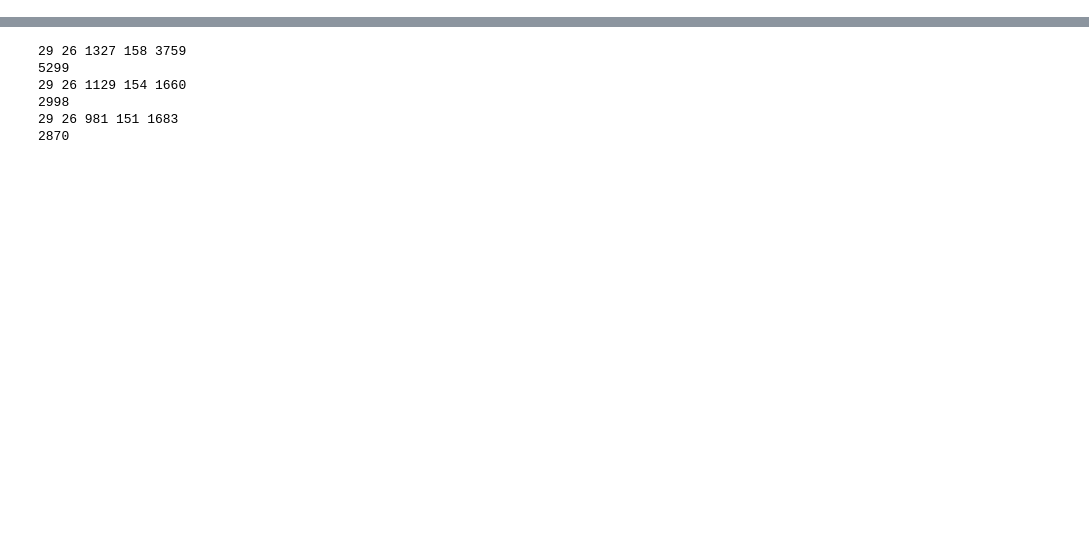
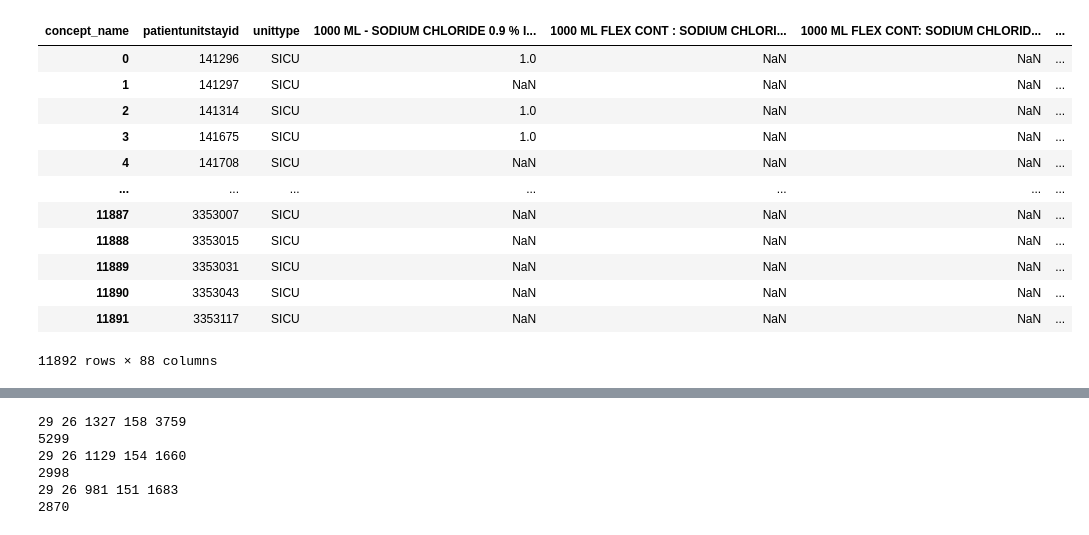
Before and after one commit to NeighborHeo/PPFL, a Jupyter notebook: 1_importsql/0_readDB.ipynb, the cells around one changed output, grey strips where cells are left out. Cells and saved outputs as stored; diff of their text form; code cells hidden in the pictures; blank space fills up the shorter version.

```diff
--- a/1_importsql/0_readDB.ipynb
+++ b/1_importsql/0_readDB.ipynb
@@ -154,0 +187,18 @@ df
+# %%
+SICU_sub_df = concat_df.loc[(concat_df['unittype']=='SICU') & (concat_df['concept_name'].isin(SICU_feature.concept_name.unique()))]
+SICU_sub_df = pd.pivot_table(data=SICU_sub_df, index=['patientunitstayid', 'unittype'], columns='concept_name', values='concept_value').reset_index()
+SICU_sub_df
+# %% [output]
+| concept_name | patientunitstayid | unittype | 1000 ML - SODIUM CHLORIDE 0.9 % I... | 1000 ML FLEX CONT : SODIUM CHLORI... | 1000 ML FLEX CONT: SODIUM CHLORID... | ... |
+| 0 | 141296 | SICU | 1.0 | NaN | NaN | ... |
+| 1 | 141297 | SICU | NaN | NaN | NaN | ... |
+| 2 | 141314 | SICU | 1.0 | NaN | NaN | ... |
+| 3 | 141675 | SICU | 1.0 | NaN | NaN | ... |
+| 4 | 141708 | SICU | NaN | NaN | NaN | ... |
+| ... | ... | ... | ... | ... | ... | ... |
+| 11887 | 3353007 | SICU | NaN | NaN | NaN | ... |
+| 11888 | 3353015 | SICU | NaN | NaN | NaN | ... |
+| 11889 | 3353031 | SICU | NaN | NaN | NaN | ... |
+| 11890 | 3353043 | SICU | NaN | NaN | NaN | ... |
+| 11891 | 3353117 | SICU | NaN | NaN | NaN | ... |
+11892 rows × 88 columns
```
Also changed, not shown: parts of 19 cells of this notebook, 3 other files.
